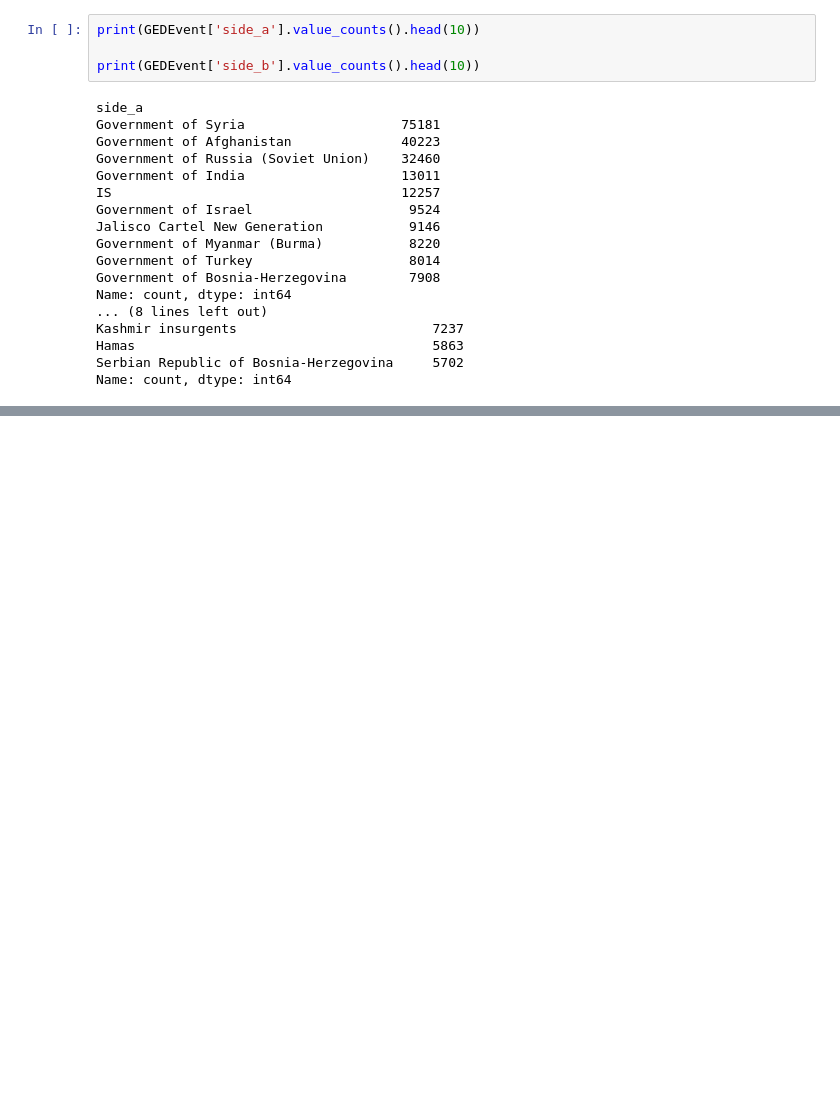
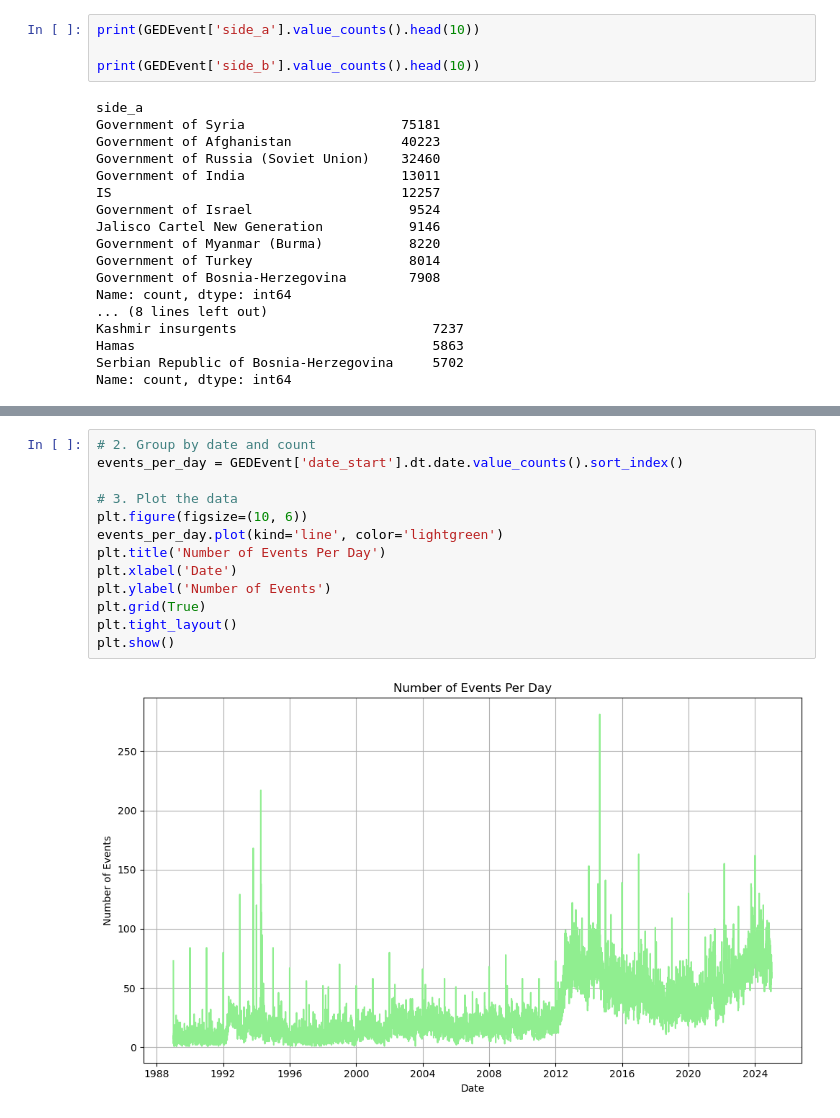
Before and after one commit to X57FI8W9S/TP1_EDA_GEDEvent, a Jupyter notebook: notebooks/TP1_EDA_GEDEvent.ipynb, the cells around one changed output, grey strips where cells are left out. Drawn from its saved outputs; the diff is of its cells as text; blank space fills up the shorter version.

```diff
--- a/notebooks/TP1_EDA_GEDEvent.ipynb
+++ b/notebooks/TP1_EDA_GEDEvent.ipynb
@@ -259,0 +276,15 @@ plt.show()
+# %%
+# 2. Group by date and count
+events_per_day = GEDEvent['date_start'].dt.date.value_counts().sort_index()
+
+# 3. Plot the data
+plt.figure(figsize=(10, 6))
+events_per_day.plot(kind='line', color='lightgreen')
+plt.title('Number of Events Per Day')
+plt.xlabel('Date')
+plt.ylabel('Number of Events')
+plt.grid(True)
+plt.tight_layout()
+plt.show()
+# %% [output]
+[figure, added]
```
Also changed, not shown: parts of 2 cells of this notebook.
